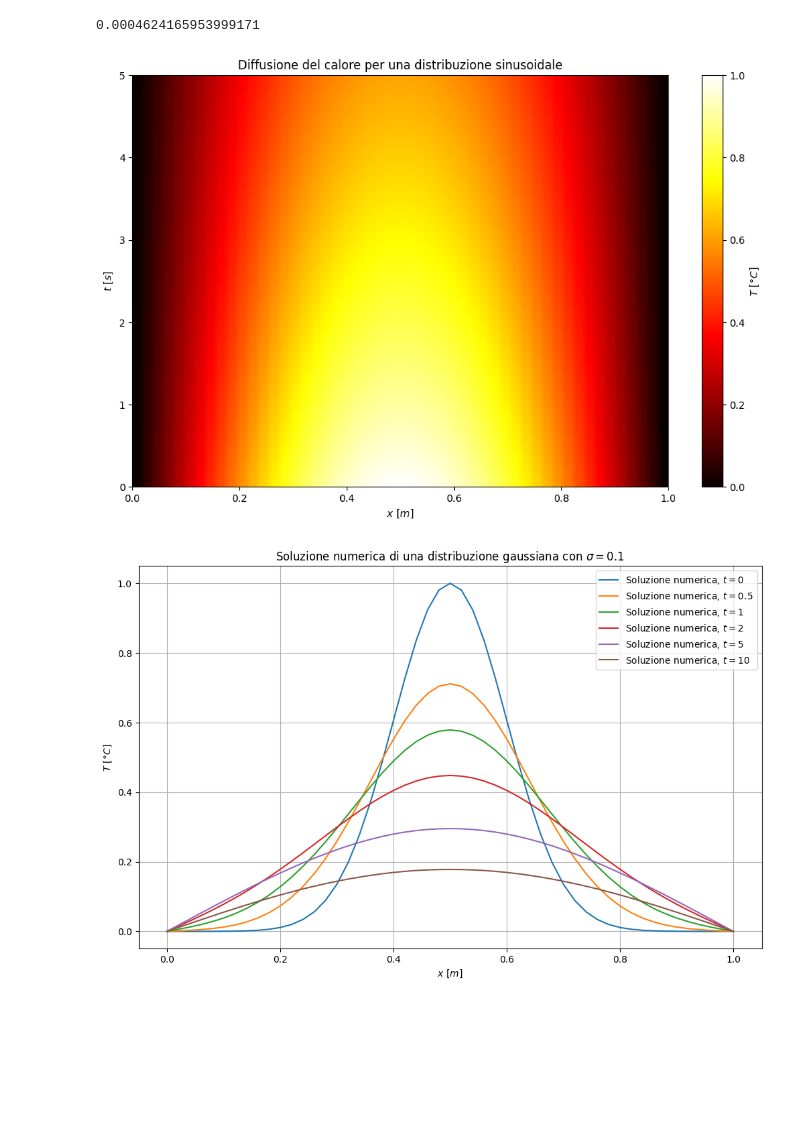
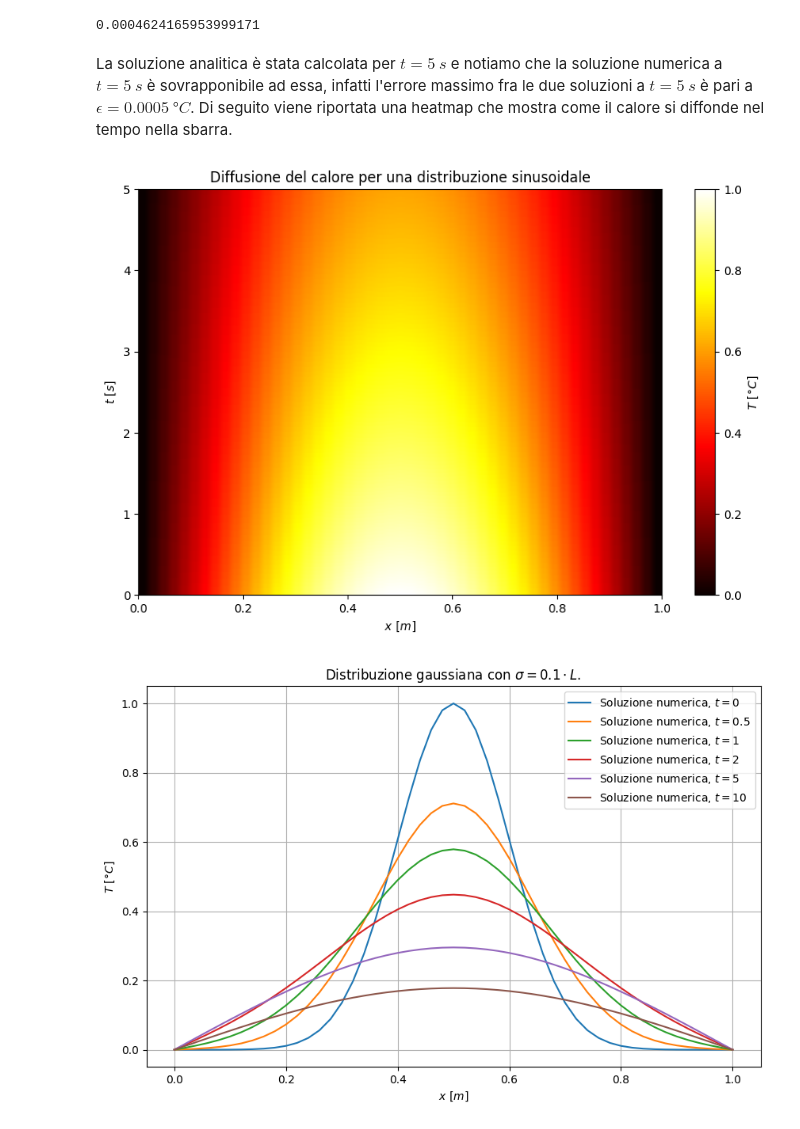
Before and after one commit to nicola-lamaddalena/computational_physics_course, a Jupyter notebook: ode/calore/main.ipynb, the cells around one changed output. Drawn from its saved outputs; the diff is of its cells as text; code cells hidden in the pictures; blank space fills up the shorter version.

```diff
--- a/ode/calore/main.ipynb
+++ b/ode/calore/main.ipynb
@@ -17,7 +23,7 @@ Note: you may need to restart the kernel to use updated packages.
 # %%
 import numpy as np
 import matplotlib.pyplot as plt
-plt.rcParams["figure.figsize"] = [12, 7.42]
+plt.rcParams["figure.figsize"] = [10, 6.25]
 # %%
 L = 1
 alpha = 0.01
@@ -73,6 +84,8 @@ err_max_fin = np.max(np.abs(Ts[-1, :] - distr_sin))
 print(err_max_fin)
 # %% [output]
 0.0004624165953999171
+# %% [markdown]
+La soluzione analitica è stata calcolata per $t=5\ s$ e notiamo che la soluzione numerica a $t=5\ s$ è sovrapponibile ad essa, infatti l'errore massimo fra le due soluzioni a $t=5\ s$ è pari a $\epsilon=0.0005\ °C$. Di seguito viene riportata una heatmap che mostra come il calore si diffonde nel tempo nella sbarra.
 # %%
 extent = [0, L, 0, len(Ts)*dt]
 plt.imshow(Ts, extent=extent, aspect="auto", origin="lower", cmap="hot")
@@ -83,35 +96,35 @@ plt.ylabel(r"$t\ [s]$")
 plt.title("Diffusione del calore per una distribuzione sinusoidale")
 plt.show()
 # %% [output]
-[figure, old version]
+[figure, new version]
 # %%
 def ftcs1(T0: float, Tl: float, Tr: float, x: list[float], t: float, dt: float, L: float, alpha: float, dx: float) -> list[float]:
     r = alpha * dt / (dx**2)
     sigma = 0.1 * L
     steps = t / dt
     Ts = np.ones((int(steps), len(x)))
     Ts[0] = T0 * np.exp(-(x - L/2)**2 / (2 * sigma**2))
 
     for i in range(int(steps)-1):
         for j in range(1, len(xs)-1):
             Ts[i+1][j] = Ts[i][j] + r * (Ts[i][j+1] - 2*Ts[i][j] + Ts[i][j-1])
         Ts[i+1][0], Ts[i+1][-1] = Tl, Tr
     return Ts
 
 Ts1 = ftcs1(T0=1, Tl=0, Tr=0, x=xs, t=10, dt=dt, L=L, alpha=alpha, dx=dx)
 
 for i in [0, 0.5, 1, 2, 5, 10]:
     riga = int(i/dt)
     if riga == 0:
         plt.plot(xs, Ts1[riga, :], label=rf"Soluzione numerica, $t={i}$")
     else:
         plt.plot(xs, Ts1[riga-1, :], label=rf"Soluzione numerica, $t={i}$")
 
 plt.grid()
 plt.legend()
 plt.xlabel(r"$x\ [m]$")
 plt.ylabel(r"$T\ [°C]$")
-plt.title(r"Soluzione numerica di una distribuzione gaussiana con $\sigma=0.1$")
+plt.title(r"Distribuzione gaussiana con $\sigma=0.1\cdot L$.")
 plt.show()
 # %% [output]
-[figure, old version]
+[figure, new version]
```
Also changed, not shown: parts of 13 cells of this notebook.
